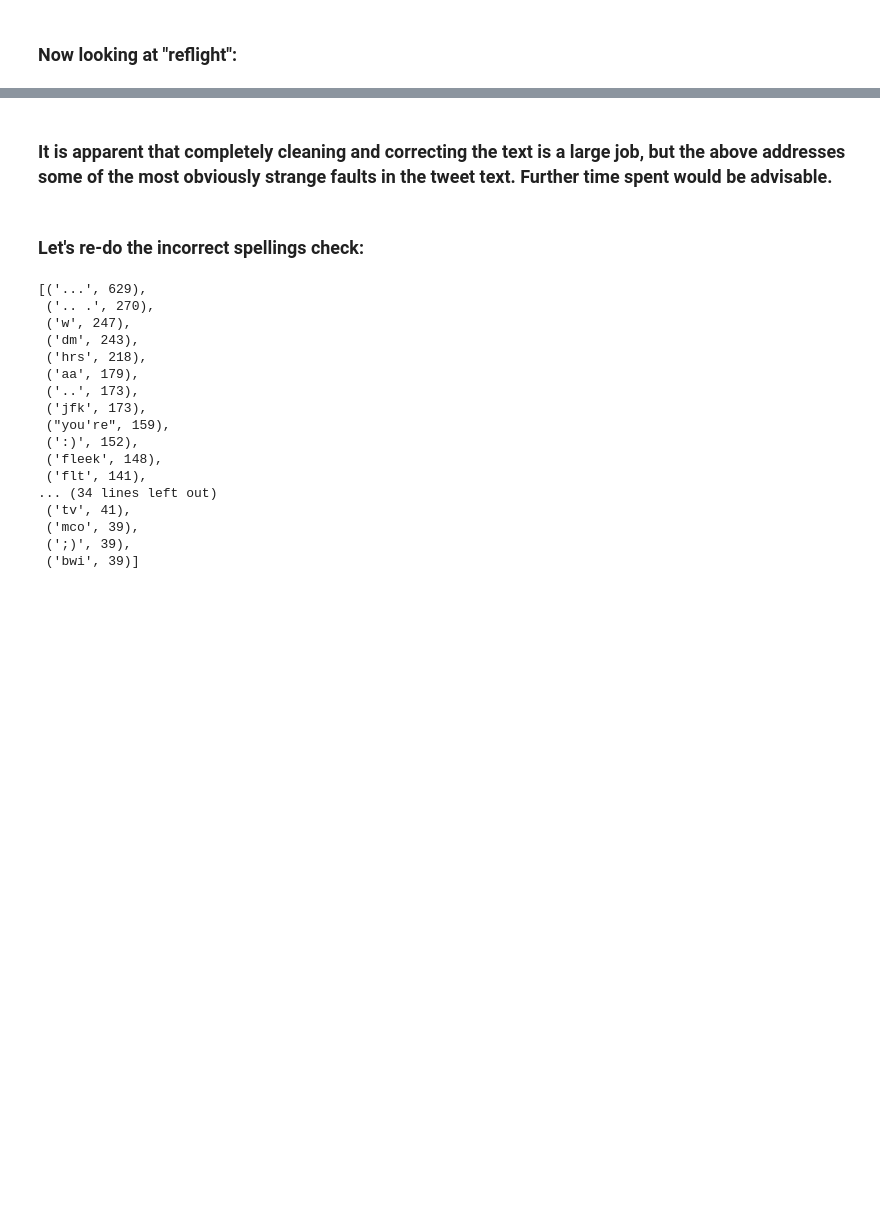
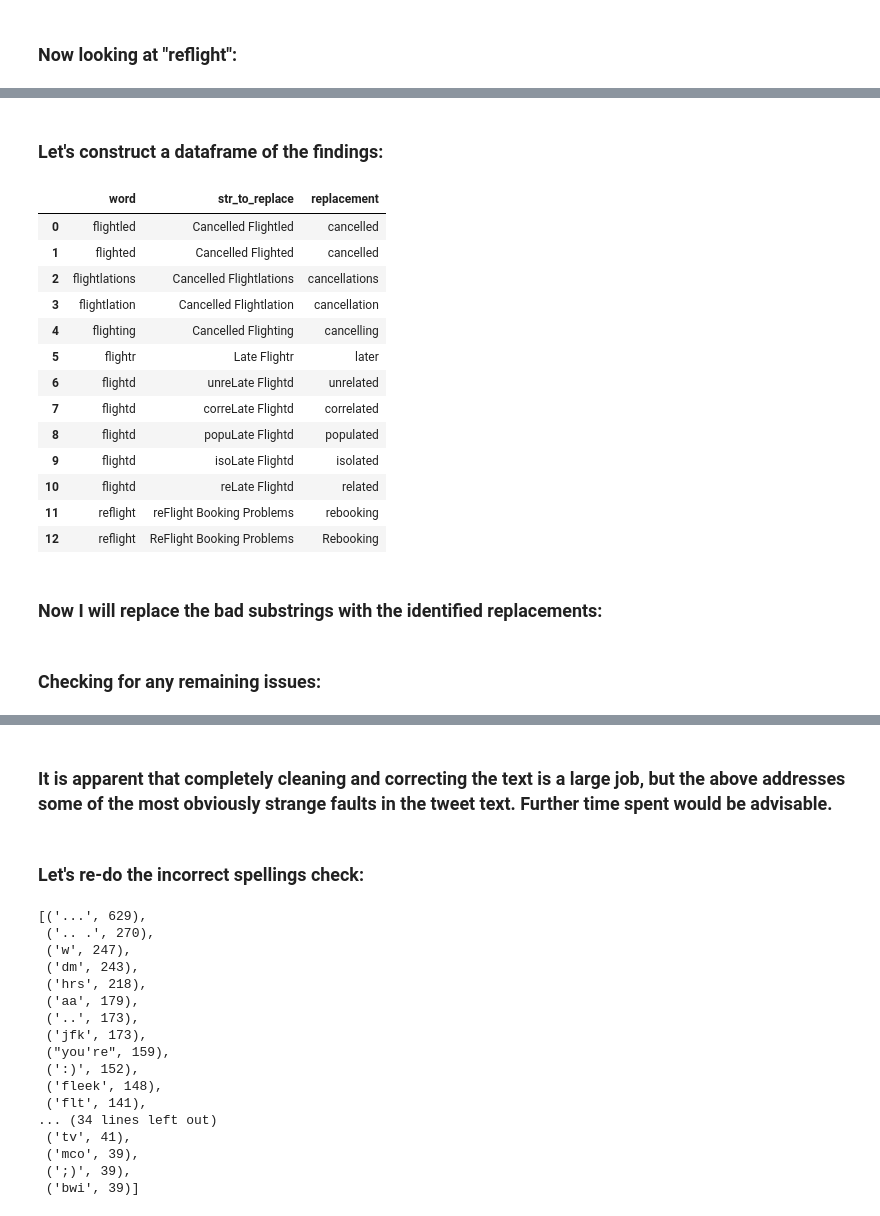
Before and after one commit to gs354/twitter_american_airlines, a Jupyter notebook: notebooks/tweet_pre_processing.ipynb, the cells around one changed output, grey strips where cells are left out. Drawn from its saved outputs; the diff is of its cells as text; code cells hidden in the pictures; blank space fills up the shorter version.

```diff
--- a/notebooks/tweet_pre_processing.ipynb
+++ b/notebooks/tweet_pre_processing.ipynb
@@ -493,0 +371,70 @@ First class no snack basket was catered so drinks only No preflight drink or coa
+# %% [markdown]
+### Let's construct a dataframe of the findings:
+# %%
+text_corrections = {
+    "word": [
+        "flightled",
+        "flighted",
+        "flightlations",
+        "flightlation",
+        "flighting",
+        "flightr",
+        "flightd",
+        "flightd",
+        "flightd",
+        "flightd",
+        "flightd",
+        "reflight",
+        "reflight",
+    ],
+    "str_to_replace": [
+        "Cancelled Flightled",
+        "Cancelled Flighted",
+        "Cancelled Flightlations",
+        "Cancelled Flightlation",
+        "Cancelled Flighting",
+        "Late Flightr",
+        "unreLate Flightd",
+        "correLate Flightd",
+        "popuLate Flightd",
+        "isoLate Flightd",
+        "reLate Flightd",
+        "reFlight Booking Problems",
+        "ReFlight Booking Problems",
+    ],
+    "replacement": [
+        "cancelled",
+        "cancelled",
+        "cancellations",
+        "cancellation",
+        "cancelling",
+        "later",
+        "unrelated",
+        "correlated",
+        "populated",
+        "isolated",
+        "related",
+        "rebooking",
+        "Rebooking",
+    ],
+}
+
+df_corrections = pd.DataFrame(text_corrections)
+df_corrections
+# %% [output]
+|  | word | str_to_replace | replacement |
+| 0 | flightled | Cancelled Flightled | cancelled |
+| 1 | flighted | Cancelled Flighted | cancelled |
+| 2 | flightlations | Cancelled Flightlations | cancellations |
+| 3 | flightlation | Cancelled Flightlation | cancellation |
+| 4 | flighting | Cancelled Flighting | cancelling |
+| 5 | flightr | Late Flightr | later |
+| 6 | flightd | unreLate Flightd | unrelated |
+| 7 | flightd | correLate Flightd | correlated |
+| 8 | flightd | popuLate Flightd | populated |
+| 9 | flightd | isoLate Flightd | isolated |
+| 10 | flightd | reLate Flightd | related |
+| 11 | reflight | reFlight Booking Problems | rebooking |
+| 12 | reflight | ReFlight Booking Problems | Rebooking |
+# %% [markdown]
+### Now I will replace the bad substrings with the identified replacements:
@@ -493,0 +447,2 @@ First class no snack basket was catered so drinks only No preflight drink or coa
+# %% [markdown]
+### Checking for any remaining issues:
```
Also changed, not shown: parts of 30 cells of this notebook.
